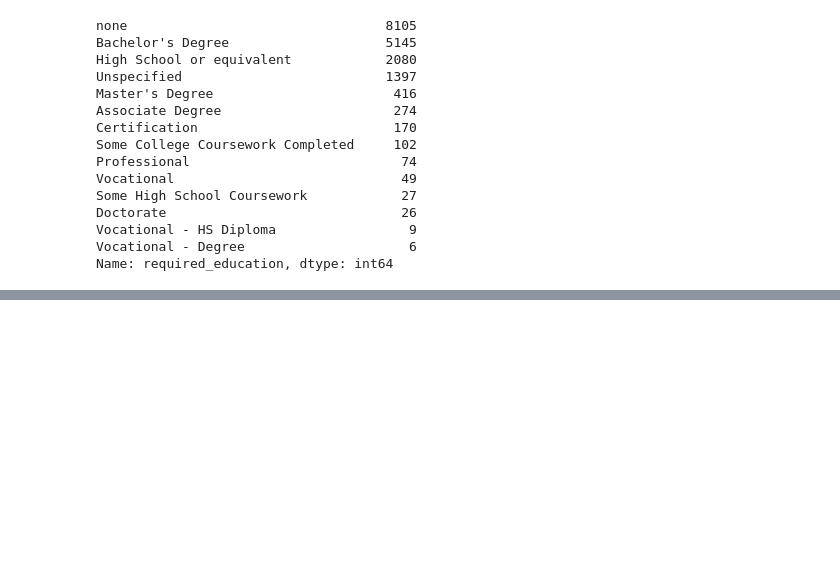
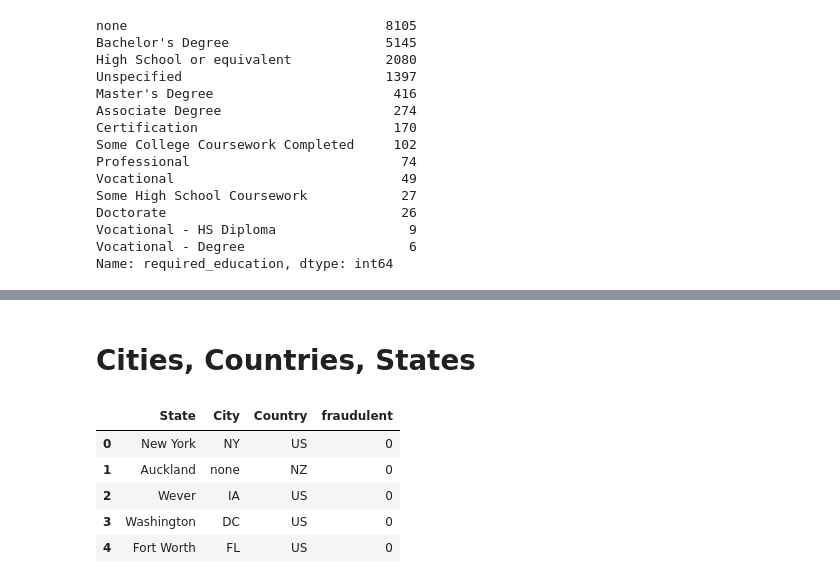
Before and after one commit to Ikyupark/Capstone-project, a Jupyter notebook: Data_Analysis.ipynb, the cells around one changed output, grey strips where cells are left out. Cells and saved outputs as stored; diff of their text form; code cells hidden in the pictures; blank space fills up the shorter version.

```diff
--- a/Data_Analysis.ipynb
+++ b/Data_Analysis.ipynb
@@ -37,8 +63,5 @@ Doctorate                              26
 Vocational - HS Diploma                 9
 Vocational - Degree                     6
 Name: required_education, dtype: int64
-# %%
-# drop columns with vocational
-df['required_education'] = df.drop(
 # %%
 df['required_experience'].value_counts()
@@ -77,0 +116,12 @@ Name: department, dtype: int64
+# %% [markdown]
+# Cities, Countries, States
+# %%
+df_location = df[['State','City','Country','fraudulent']]
+df_location.head(5)
+# %% [output]
+|  | State | City | Country | fraudulent |
+| 0 | New York | NY | US | 0 |
+| 1 | Auckland | none | NZ | 0 |
+| 2 | Wever | IA | US | 0 |
+| 3 | Washington | DC | US | 0 |
+| 4 | Fort Worth | FL | US | 0 |
```
Also changed, not shown: parts of 14 cells of this notebook.
